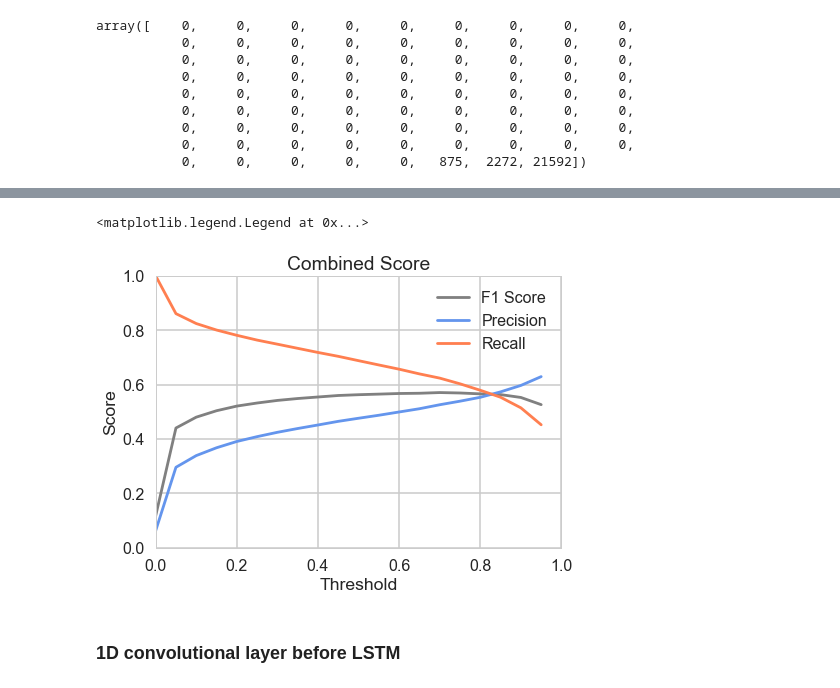
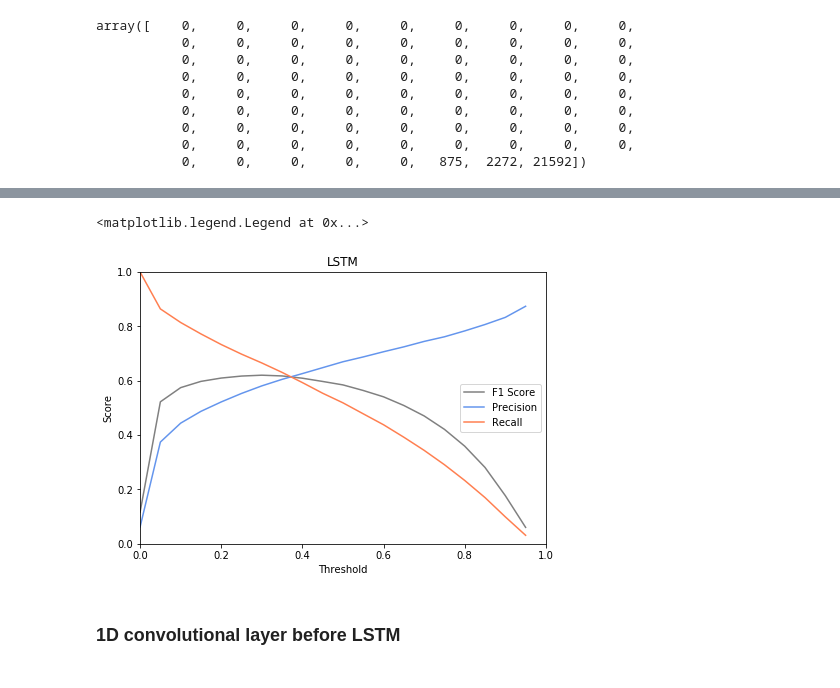
Before and after one commit to ruoranh/Quora-Insincere-Questions, a Jupyter notebook: Quora_LSTM_modelling.ipynb, the cells around one changed output, grey strips where cells are left out. Cells and saved outputs as stored; diff of their text form; code cells hidden in the pictures.

```diff
--- a/Quora_LSTM_modelling.ipynb
+++ b/Quora_LSTM_modelling.ipynb
@@ -155,22 +197,22 @@ LSTM_combined_score.to_pickle('./LSTM_combined_score.pkl')
 # %%
-LSTM_combined_score = pd.read_pickle('./LSTM_combined_score.pkl')
+LSTM_combined_score = pd.read_pickle('./LSTM2_combined_score.pkl')
 # %%
 fig, ax = plt.subplots(figsize=(16,5))
 
 plt.subplot(121)
-sns.lineplot(x=raw_combined_score.index, y=raw_combined_score['F1 Score'], color='grey')
-sns.lineplot(x=raw_combined_score.index, y=raw_combined_score['Precision'], color='cornflowerblue')
-sns.lineplot(x=raw_combined_score.index, y=raw_combined_score['Recall'], color='coral')
+sns.lineplot(x=LSTM_combined_score.index, y=LSTM_combined_score['F1 Score'], color='grey')
+sns.lineplot(x=LSTM_combined_score.index, y=LSTM_combined_score['Precision'], color='cornflowerblue')
+sns.lineplot(x=LSTM_combined_score.index, y=LSTM_combined_score['Recall'], color='coral')
 plt.ylim(0, 1)
 plt.xlim(0, 1)
 # plt.xticks(rotation=45)
-plt.title('Combined Score')
+plt.title('LSTM')
 plt.ylabel('Score')
 plt.xlabel('Threshold')
-plt.legend(raw_combined_score.columns)
+plt.legend(LSTM_combined_score.columns)
 # %% [output]
 <matplotlib.legend.Legend at 0x...>
-[figure, old version]
+[figure, new version]
 # %% [markdown]
 ### 1D convolutional layer before LSTM
 # %%
```
Also changed, not shown: parts of 21 cells of this notebook, 17 other files.
